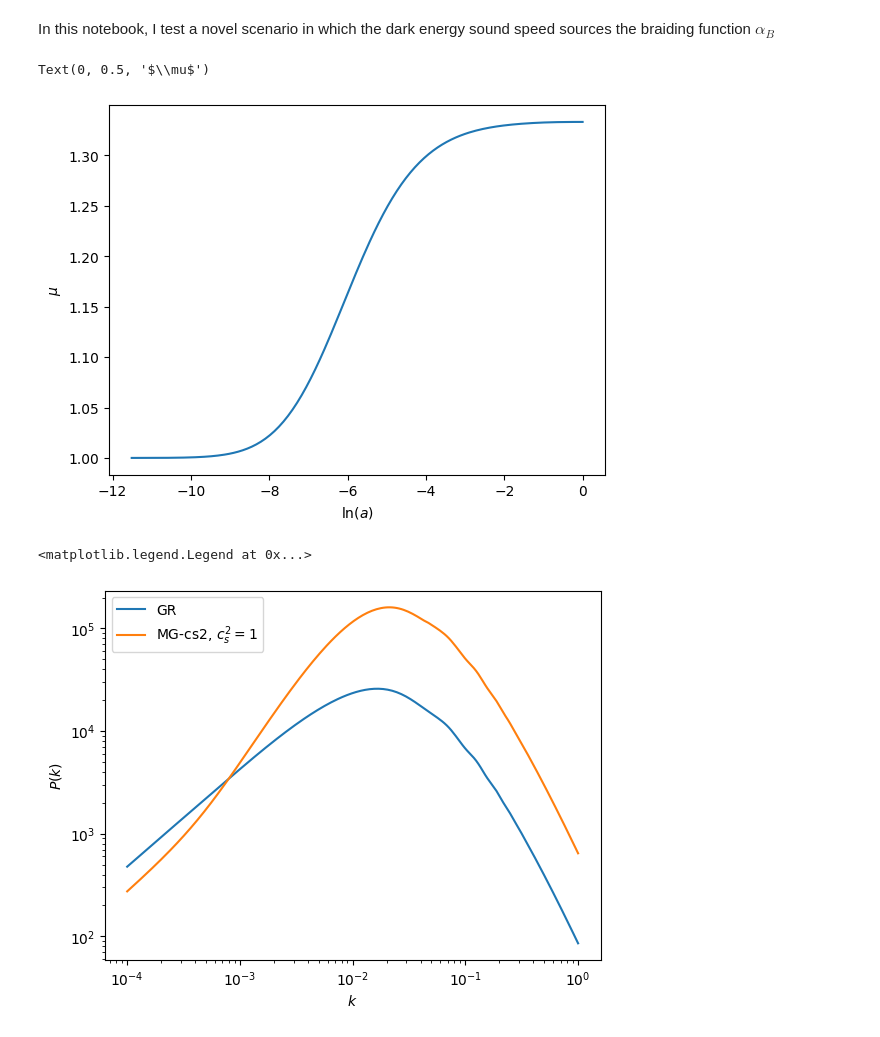
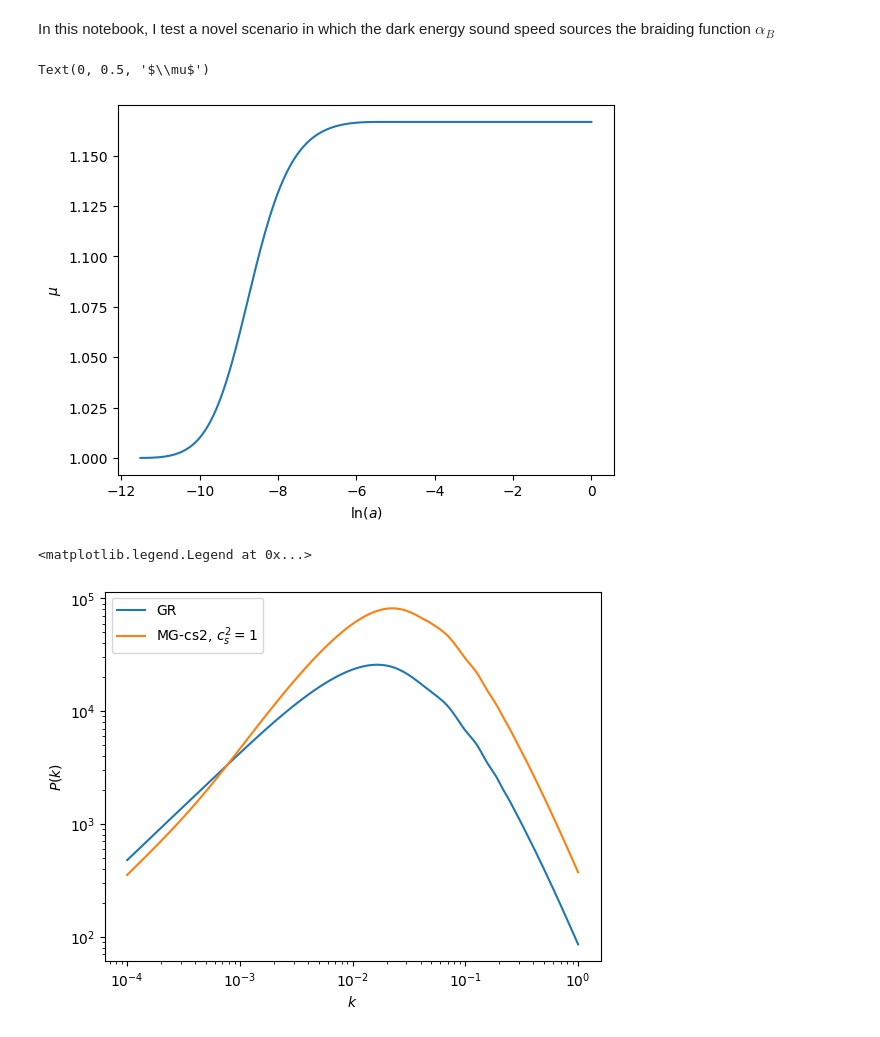
Before and after one commit to joaoreboucas1/CAMB-cs2, a Jupyter notebook: docs/Test_cs2_mg.ipynb, the cells around one changed output. Drawn from its saved outputs; the diff is of its cells as text; code cells hidden in the pictures.

```diff
--- a/docs/Test_cs2_mg.ipynb
+++ b/docs/Test_cs2_mg.ipynb
@@ -26,14 +26,14 @@ def get_camb_solution(alpha_K, cs2, omega_m, w0, wa, use_cs2):
     mu = results.Params.mu
     return log_a, alpha_B, mu, kh, z, pk, cl_tt
 # %%
-log_a, alpha_B, mu, kh, z, pk, cl_tt = get_camb_solution(1e-4, 1, 0.3, -0.9, -0.6, use_cs2=True)
-_, _, _, kh, z, pk_gr, cl_tt_gr      = get_camb_solution(1e-4, 1, 0.3, -0.9, -0.6, use_cs2=False)
+log_a, alpha_B, mu, kh, z, pk, cl_tt = get_camb_solution(1e-3, 2, 0.3, -0.9, -0.6, use_cs2=True)
+_, _, _, kh, z, pk_gr, cl_tt_gr      = get_camb_solution(1e-3, 2, 0.3, -0.9, -0.6, use_cs2=False)
 plt.plot(log_a, mu)
 plt.xlabel("$\\ln(a)$")
 plt.ylabel("$\\mu$")
 # %% [output]
 Text(0, 0.5, '$\\mu$')
-[figure, old version]
+[figure, new version]
 # %%
 plt.loglog(kh, pk_gr[0], label="GR")
 plt.loglog(kh, pk[0], label="MG-cs2, $c_s^2 = 1$")
@@ -42,4 +42,4 @@ plt.ylabel("$P(k)$")
 plt.legend()
 # %% [output]
 <matplotlib.legend.Legend at 0x...>
-[figure, old version]
+[figure, new version]
```
Also changed, not shown: 3 other files.
